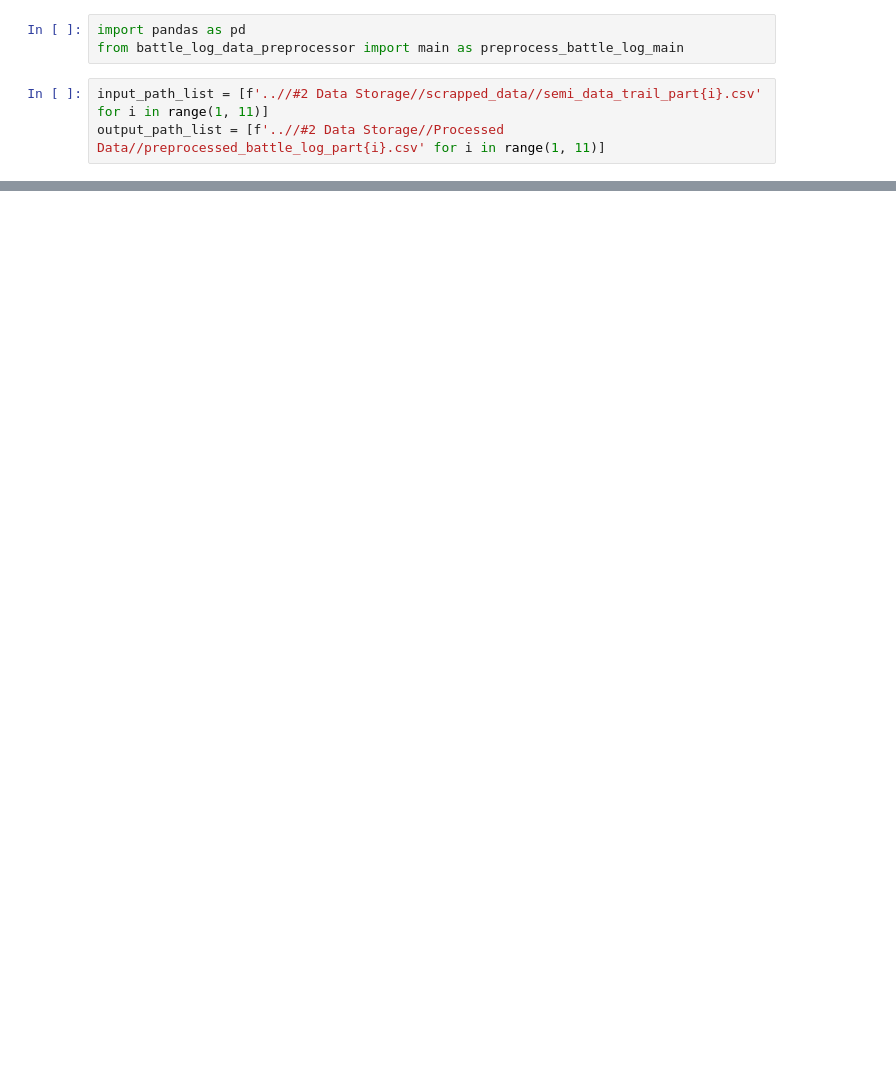
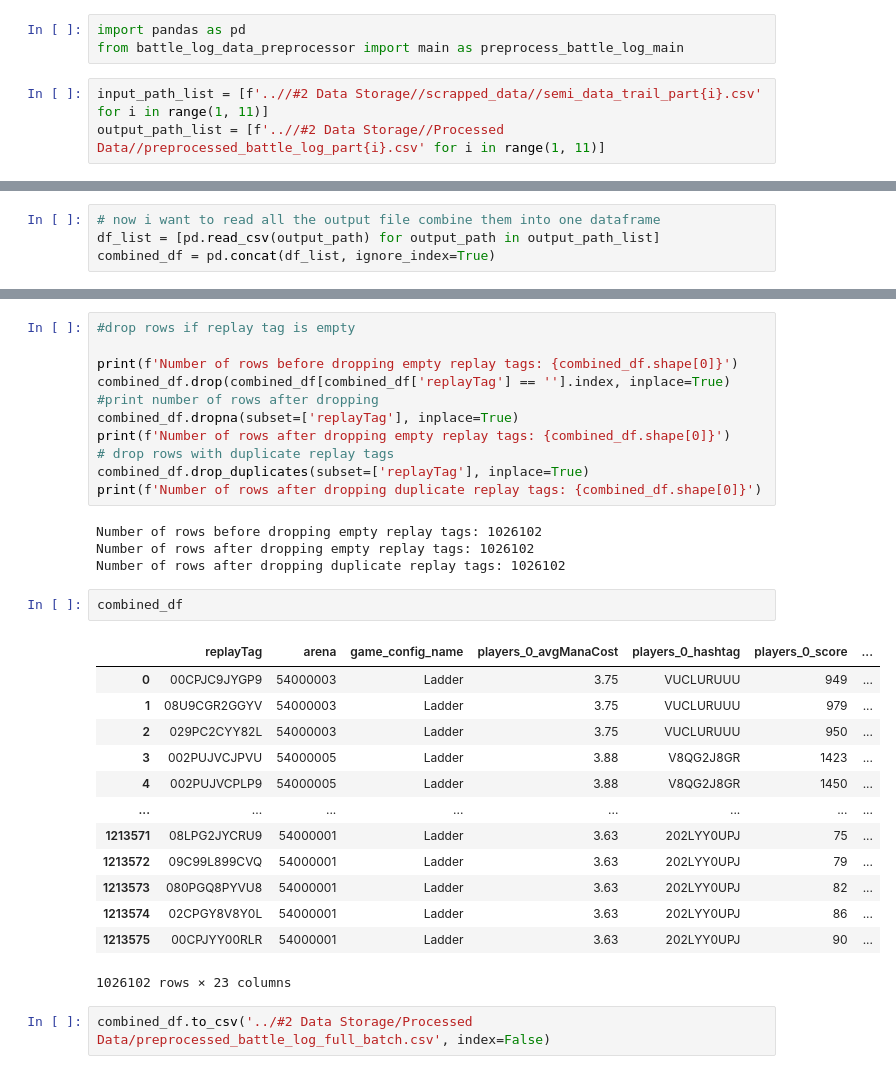
Before and after one commit to raisserv2/dcv_project, a Jupyter notebook: #3 Data Cleaning/data_full_batch-cleaner.ipynb, the cells around one changed output, grey strips where cells are left out. Drawn from its saved outputs; the diff is of its cells as text; blank space fills up the shorter version.

```diff
--- a/#3 Data Cleaning/data_full_batch-cleaner.ipynb
+++ b/#3 Data Cleaning/data_full_batch-cleaner.ipynb
@@ -27,0 +28,4 @@ Processed 'players_0_spells'.
+# %%
+# now i want to read all the output file combine them into one dataframe
+df_list = [pd.read_csv(output_path) for output_path in output_path_list]
+combined_df = pd.concat(df_list, ignore_index=True)
@@ -27,0 +42,33 @@ Processed 'players_0_spells'.
+# %%
+#drop rows if replay tag is empty
+
+print(f'Number of rows before dropping empty replay tags: {combined_df.shape[0]}')
+combined_df.drop(combined_df[combined_df['replayTag'] == ''].index, inplace=True)
+#print number of rows after dropping
+combined_df.dropna(subset=['replayTag'], inplace=True)
+print(f'Number of rows after dropping empty replay tags: {combined_df.shape[0]}')
+# drop rows with duplicate replay tags
+combined_df.drop_duplicates(subset=['replayTag'], inplace=True)
+print(f'Number of rows after dropping duplicate replay tags: {combined_df.shape[0]}')
+# %% [output]
+Number of rows before dropping empty replay tags: 1026102
+Number of rows after dropping empty replay tags: 1026102
+Number of rows after dropping duplicate replay tags: 1026102
+# %%
+combined_df
+# %% [output]
+|  | replayTag | arena | game_config_name | players_0_avgManaCost | players_0_hashtag | players_0_score | ... |
+| 0 | 00CPJC9JYGP9 | 54000003 | Ladder | 3.75 | VUCLURUUU | 949 | ... |
+| 1 | 08U9CGR2GGYV | 54000003 | Ladder | 3.75 | VUCLURUUU | 979 | ... |
+| 2 | 029PC2CYY82L | 54000003 | Ladder | 3.75 | VUCLURUUU | 950 | ... |
+| 3 | 002PUJVCJPVU | 54000005 | Ladder | 3.88 | V8QG2J8GR | 1423 | ... |
+| 4 | 002PUJVCPLP9 | 54000005 | Ladder | 3.88 | V8QG2J8GR | 1450 | ... |
+| ... | ... | ... | ... | ... | ... | ... | ... |
+| 1213571 | 08LPG2JYCRU9 | 54000001 | Ladder | 3.63 | 202LYY0UPJ | 75 | ... |
+| 1213572 | 09C99L899CVQ | 54000001 | Ladder | 3.63 | 202LYY0UPJ | 79 | ... |
+| 1213573 | 080PGQ8PYVU8 | 54000001 | Ladder | 3.63 | 202LYY0UPJ | 82 | ... |
+| 1213574 | 02CPGY8V8Y0L | 54000001 | Ladder | 3.63 | 202LYY0UPJ | 86 | ... |
+| 1213575 | 00CPJYY00RLR | 54000001 | Ladder | 3.63 | 202LYY0UPJ | 90 | ... |
+1026102 rows × 23 columns
+# %%
+combined_df.to_csv('../#2 Data Storage/Processed Data/preprocessed_battle_log_full_batch.csv', index=False)
```
Also changed, not shown: parts of 3 cells of this notebook, 3 other files.
